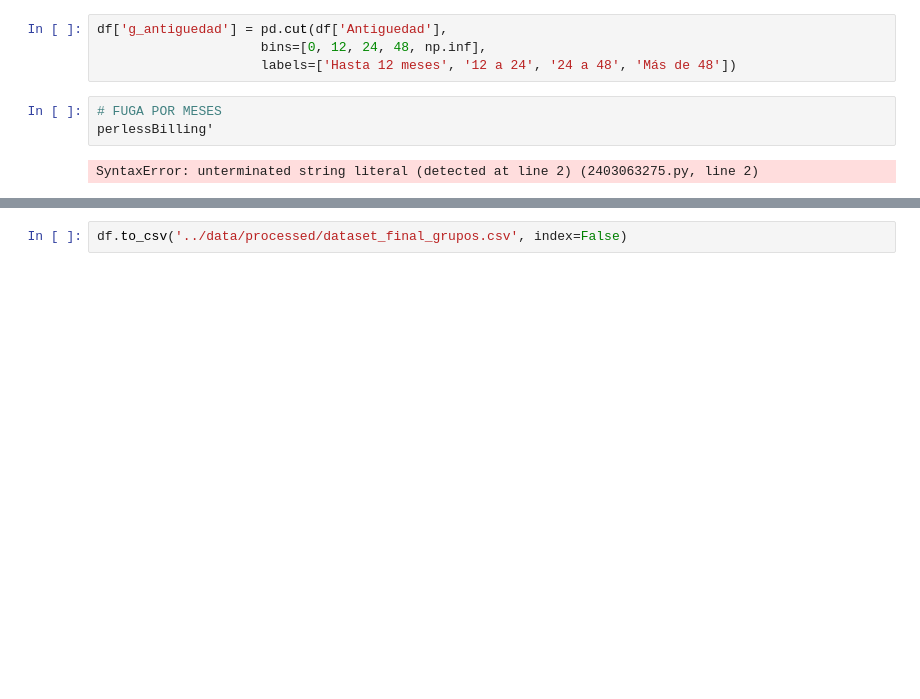
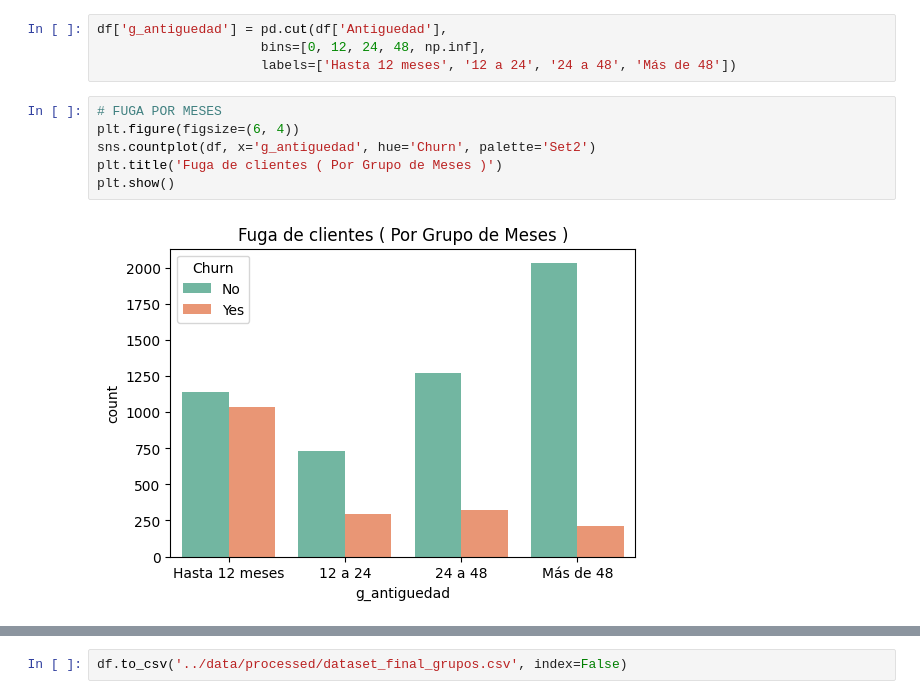
Before and after one commit to danilaviaart-lgtm/churn_rate, a Jupyter notebook: notebooks/02_LimpiezaEDA.ipynb, the cells around one changed output, grey strips where cells are left out. Drawn from its saved outputs; the diff is of its cells as text; blank space fills up the shorter version.

Commit message:
update image
update images

```diff
--- a/notebooks/02_LimpiezaEDA.ipynb
+++ b/notebooks/02_LimpiezaEDA.ipynb
@@ -209,9 +209,12 @@ df['g_antiguedad'] = pd.cut(df['Antiguedad'],
                      labels=['Hasta 12 meses', '12 a 24', '24 a 48', 'Más de 48'])
 # %%
 # FUGA POR MESES
-perlessBilling'
+plt.figure(figsize=(6, 4))
+sns.countplot(df, x='g_antiguedad', hue='Churn', palette='Set2')
+plt.title('Fuga de clientes ( Por Grupo de Meses )')
+plt.show()
 # %% [output]
-SyntaxError: unterminated string literal (detected at line 2) (2403063275.py, line 2)
+[figure, added]
 # %%
 # FUGA POR PAPERLESS BILLING
 plt.figure(figsize=(6, 4))
```
Also changed, not shown: parts of 20 cells of this notebook, 6 other files.
